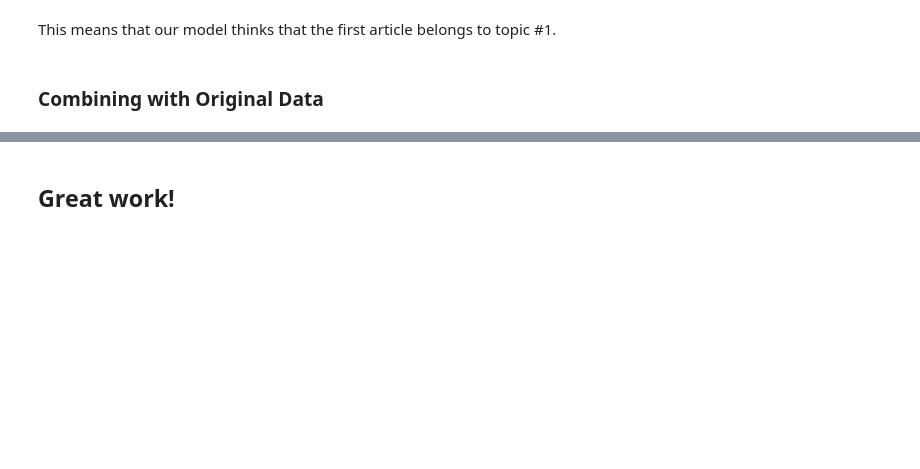
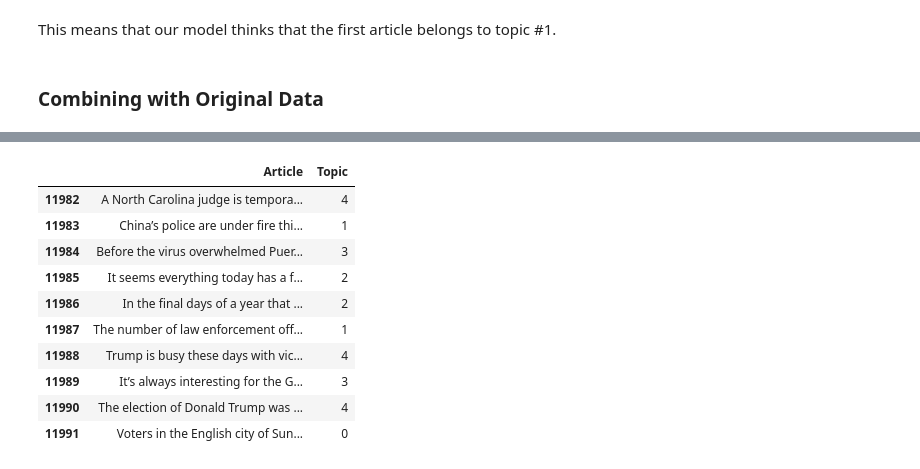
Before and after one commit to khuloodnasher/TOPIC-MODELING, a Jupyter notebook: Latent_Dirichlet_Allocation.ipynb, the cells around one changed output, grey strips where cells are left out. Saved outputs shown, nothing was run; the diff lists cells and outputs as text; code cells hidden in the pictures; blank space fills up the shorter version.

```diff
--- a/Latent_Dirichlet_Allocation.ipynb
+++ b/Latent_Dirichlet_Allocation.ipynb
@@ -60,0 +49,4 @@ facts
+# %%
+cv = CountVectorizer(max_df=0.95, min_df=2, stop_words='english')
+# %%
+dtm = cv.fit_transform(npr['Article'])
@@ -74,0 +68,3 @@ LatentDirichletAllocation(batch_size=128, doc_topic_prior=None,
+# %%
+# This can take awhile, we're dealing with a large amount of documents!
+LDA.fit(dtm)
@@ -171,2 +274,14 @@ npr.head(10)
-# %% [markdown]
-## Great work!
+# %%
+npr.tail(10)
+# %% [output]
+|  | Article | Topic |
+| 11982 | A North Carolina judge is tempora... | 4 |
+| 11983 | China’s police are under fire thi... | 1 |
+| 11984 | Before the virus overwhelmed Puer... | 3 |
+| 11985 | It seems everything today has a f... | 2 |
+| 11986 | In the final days of a year that ... | 2 |
+| 11987 | The number of law enforcement off... | 1 |
+| 11988 | Trump is busy these days with vic... | 4 |
+| 11989 | It’s always interesting for the G... | 3 |
+| 11990 | The election of Donald Trump was ... | 4 |
+| 11991 | Voters in the English city of Sun... | 0 |
```
Also changed, not shown: parts of 39 cells of this notebook.
